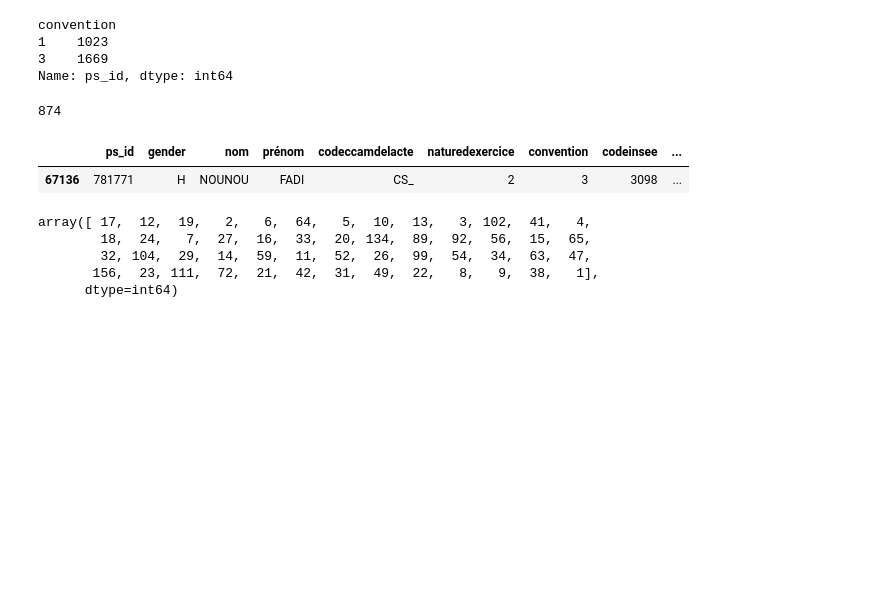
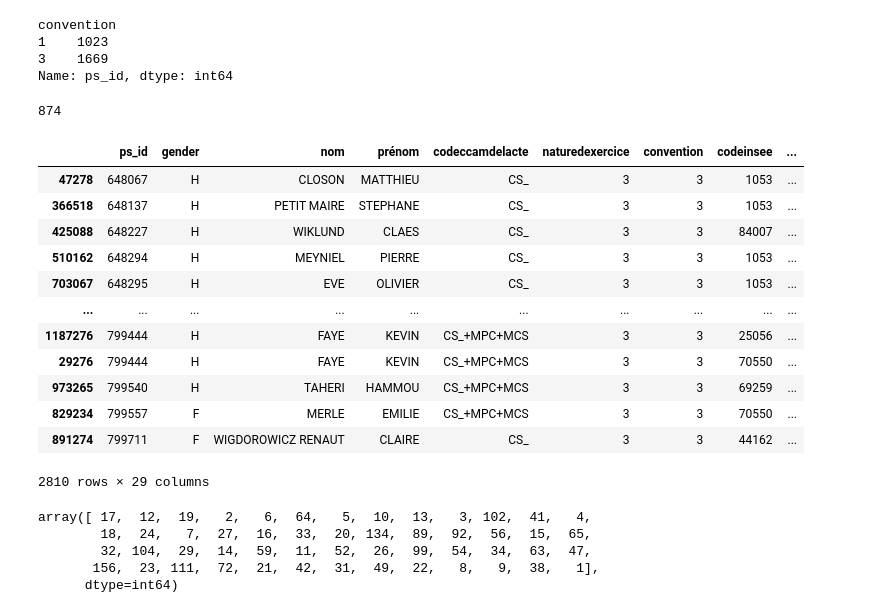
Before and after one commit to cyrilvincent/skema, a Jupyter notebook: depassement/depassement_anest.ipynb, the cells around one changed output. Saved outputs shown, nothing was run; the diff lists cells and outputs as text; code cells hidden in the pictures; blank space fills up the shorter version.

```diff
--- a/depassement/depassement_anest.ipynb
+++ b/depassement/depassement_anest.ipynb
@@ -245,7 +245,7 @@ nb_ps_id, df["ps_id"].nunique()
 # On se concentre sur la consultation la plus standard: enfant de moins de 2 ans///
 # Tarif S1 ou S2 OPTAM: 37 euros (23 (CS) +4 (MEP) +10 (NFP)) donc hors OPTAM/S1 on est à 33 euros
 # code retenu: "CS_+MEP+NFP" et "CS_+NFP"
-df = df[df['codeccamdelacte'].str.contains("CS", na=False)]
+df = df[df['codeccamdelacte'].str.contains("CS")]
 # 24911
 df
 # %% [output]
@@ -357,15 +396,26 @@ Name: ps_id, dtype: int64
 # %%
 # df = df_backup.copy()
 df = df.drop_duplicates(subset=['b']) # inutile
 print(len(df[df["mp"] == 0])) #874
 df['prixmoyen'] = df["prixmoyen"].replace(0, tarif_s1) # /!\ BUG ne pas faire df["mp"].replace(0, tarif_s1)
 # # ////Prix OK ////
-# # df
-df[(df["dep"]==3) & (df["nom"]=="NOUNOU")].head(100)
+df
+# df[(df["dep"]==3) & (df["nom"]=="NOUNOU")].head(100)
 # %% [output]
 874
 |  | ps_id | gender | nom | prénom | codeccamdelacte | naturedexercice | convention | codeinsee | ... |
-| 67136 | 781771 | H | NOUNOU | FADI | CS_ | 2 | 3 | 3098 | ... |
+| 47278 | 648067 | H | CLOSON | MATTHIEU | CS_ | 3 | 3 | 1053 | ... |
+| 366518 | 648137 | H | PETIT MAIRE | STEPHANE | CS_ | 3 | 3 | 1053 | ... |
+| 425088 | 648227 | H | WIKLUND | CLAES | CS_ | 3 | 3 | 84007 | ... |
+| 510162 | 648294 | H | MEYNIEL | PIERRE | CS_ | 3 | 3 | 1053 | ... |
+| 703067 | 648295 | H | EVE | OLIVIER | CS_ | 3 | 3 | 1053 | ... |
+| ... | ... | ... | ... | ... | ... | ... | ... | ... | ... |
+| 1187276 | 799444 | H | FAYE | KEVIN | CS_+MPC+MCS | 3 | 3 | 25056 | ... |
+| 29276 | 799444 | H | FAYE | KEVIN | CS_+MPC+MCS | 3 | 3 | 70550 | ... |
+| 973265 | 799540 | H | TAHERI | HAMMOU | CS_+MPC+MCS | 3 | 3 | 69259 | ... |
+| 829234 | 799557 | F | MERLE | EMILIE | CS_+MPC+MCS | 3 | 3 | 70550 | ... |
+| 891274 | 799711 | F | WIGDOROWICZ RENAUT | CLAIRE | CS_ | 3 | 3 | 44162 | ... |
+2810 rows × 29 columns
 # %%
 # Calculs départementaux
 df = df.sort_values(by="dep")
```
Also changed, not shown: parts of 13 cells of this notebook, 16 other files.
